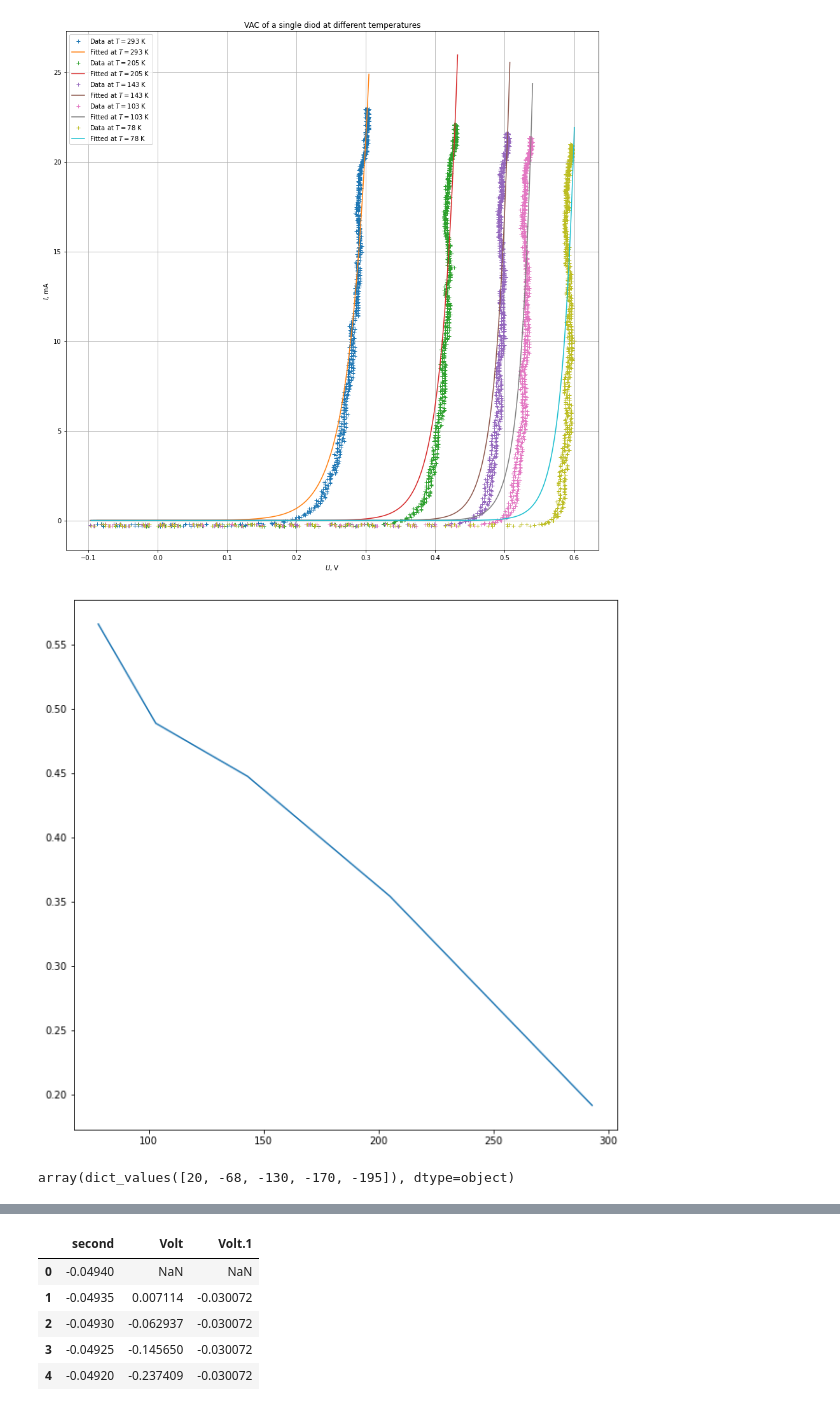
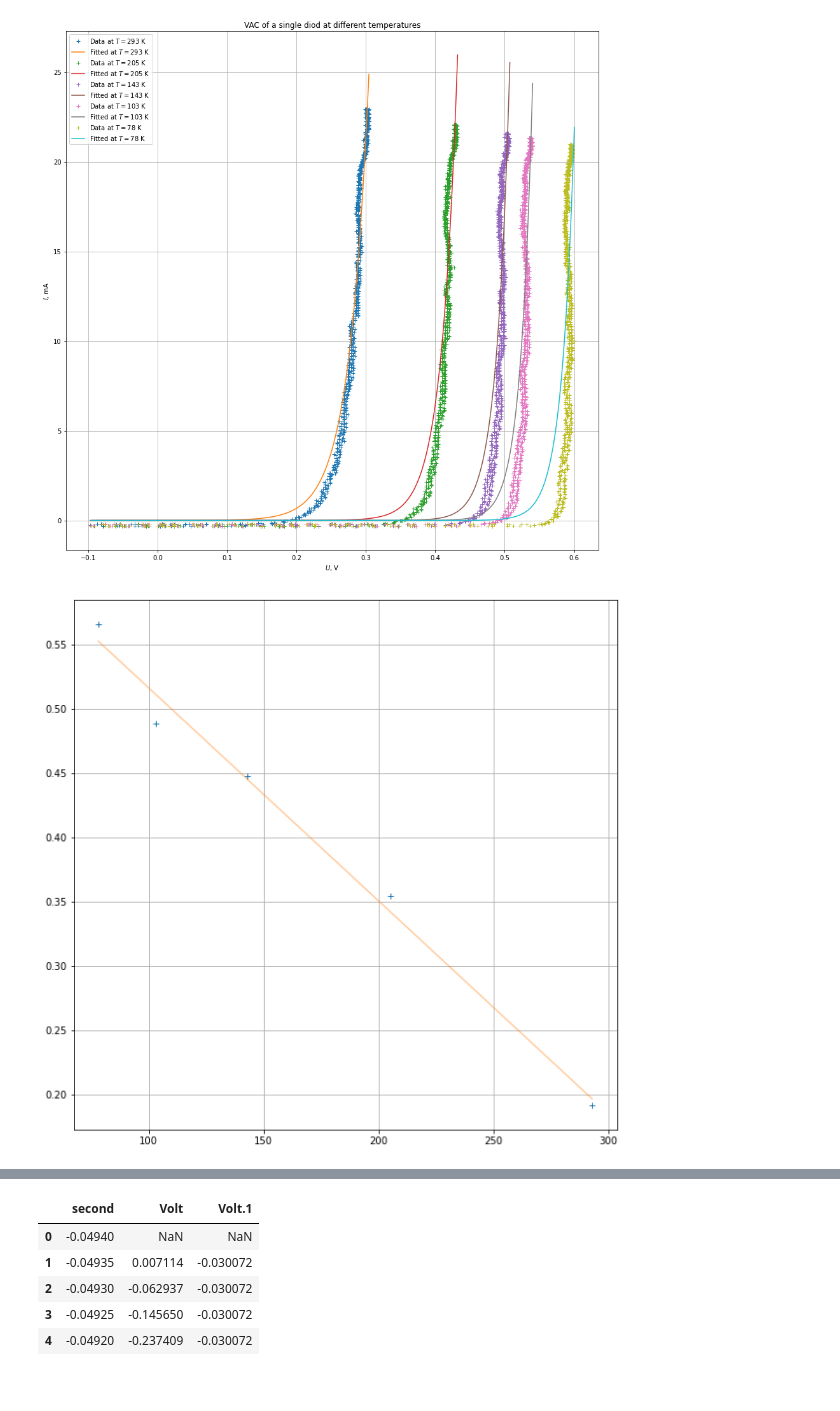
Before and after one commit to f3ss1/HSE-FF, a Jupyter notebook: 6th semester/Modern Physics Practice/Diode VAC/Data_analysis.ipynb, the cells around one changed output, grey strips where cells are left out. Drawn from its saved outputs; the diff is of its cells as text; code cells hidden in the pictures.

```diff
--- a/6th semester/Modern Physics Practice/Diode VAC/Data_analysis.ipynb
+++ b/6th semester/Modern Physics Practice/Diode VAC/Data_analysis.ipynb
@@ -8,0 +12,3 @@ def exponent(x, a, b):
+# %%
+def linear(x, a, b):
+    return a * x + b
@@ -9,3 +18,5 @@ def exponent(x, a, b):
+# %%
+open_list_led = []
 # %%
 temp_dict_led = {0:28, 1:-45, 2:-84.5, 3:-137, 4:-166}
 temp_dict_diod = {5:20, 6:-68, 7:-130, 8:-170, 9:-195}
@@ -23,6 +34,7 @@ for i in range(0, 5):
     if (i == 3):
         x_full = (df['Volt'] - df['Volt.1'])[df['Volt'] - df['Volt.1'] > 2][1010:]
         y_full = (df['Volt.1'] / 100)[df['Volt'] - df['Volt.1'] > 2][1010:] * 1000
+    open_list_led.append(x_full[y_full > 2].min())
     x = np.linspace(x_full.min(), x_full.max(), int(1e3))
     plt.plot(x_full, y_full, '+', label='Data at $T = {}$ K'.format(temp_dict_led[i] + 273))
     a, b = fit(exponent, x_full, y_full)[0]
@@ -69,13 +85,14 @@ for i in range(5, 10):
     temp_array.append(temp_dict_diod[i])
 temp_array = np.array(temp_array)
 temp_array += 273
-# %%
-plt.figure(figsize=(10, 10))
-plt.plot(temp_array, open_list)
-plt.show()
-# %% [output]
-[figure, removed]
-# %%
-np.array(temp_dict_diod.values())
-# %% [output]
-array(dict_values([20, -68, -130, -170, -195]), dtype=object)
+# %%
+plt.figure(figsize=(10, 10))
+plt.plot(temp_array, open_list, '+')
+a,b = fit(linear, temp_array, open_list)[0]
+assist = np.linspace(temp_array[-1], temp_array[0], int(1e3))
+plt.plot(assist, assist * a + b, alpha=0.4)
+
+plt.grid()
+plt.show()
+# %% [output]
+[figure, added]
```
Also changed, not shown: parts of 5 cells of this notebook, 13 other files.
